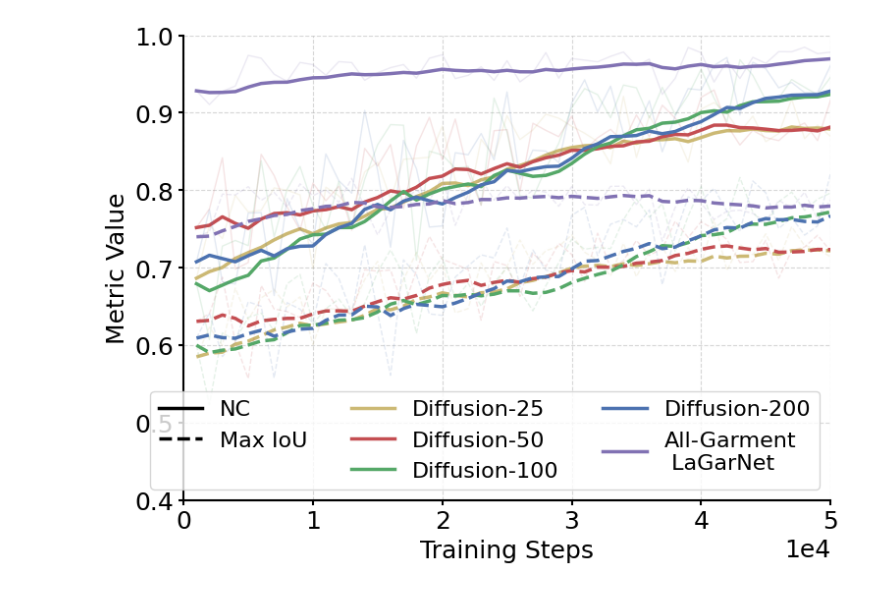
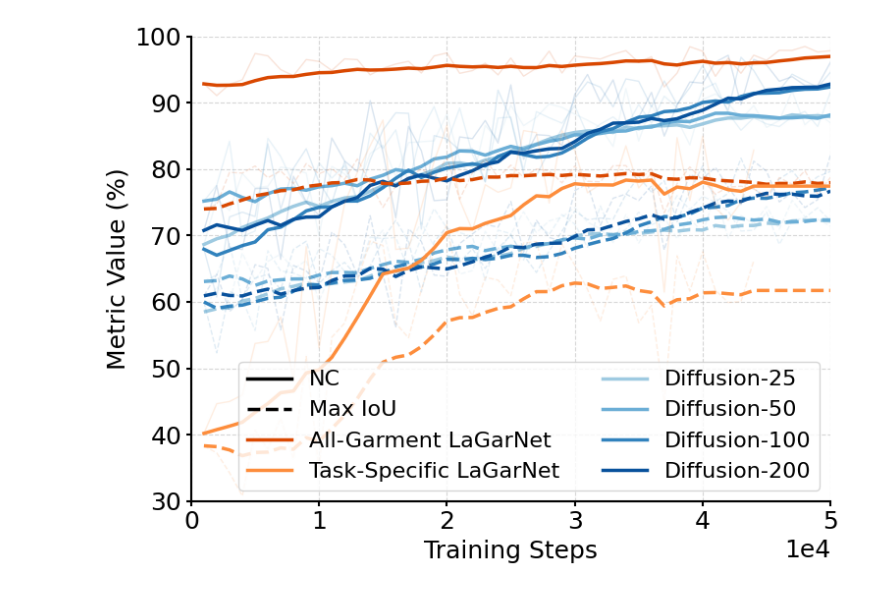
Before and after one commit to halid1020/bimanual_garment_folding, a Jupyter notebook: analysis/flattening_comparison_for_lagarnet_new.ipynb, the cells around one changed output. Cells and saved outputs as stored; diff of their text form; code cells hidden in the pictures.

```diff
--- a/analysis/flattening_comparison_for_lagarnet_new.ipynb
+++ b/analysis/flattening_comparison_for_lagarnet_new.ipynb
@@ -257,27 +241,25 @@ Generating Validation Progression Chart...
 # %%
-diffusion_iou_csv = "diffusion_val_max_IoU.csv"
-diffusion_nc_csv = "diffusion_val_normalised_coverage.csv"
-lagarnet_iou_csv = "lagarnet_val_max_IoU.csv"
-lagarnet_nc_csv = "lagarnet_val_normalised_coverage.csv"
-
 def plot_nc_vs_iou_progression(diffusion_iou_csv, diffusion_nc_csv, lagarnet_iou_csv, lagarnet_nc_csv, smooth_span=15):
     """
     Combines data from Diffusion and LaGarNet CSVs into one plot.
     Compares NC (Solid Line) vs Max IoU (Dashed Line) progressions.
+    Values are scaled by 100 to represent percentages (0-100).
     smooth_span controls the amount of smoothing (higher = smoother).
     """
     fig, ax = plt.subplots(figsize=(8, 6))
 
     diff_map = [
-
         ("diffusion_single_picker_single_primitive_multi_longsleeve_flattening_demo_25",  "Diffusion-25"),
         ("diffusion_single_picker_single_primitive_multi_longsleeve_flattening_demo_50",  "Diffusion-50"),
         ("diffusion_single_picker_single_primitive_multi_longsleeve_flattening_demo_100", "Diffusion-100"),
         ("diffusion_single_picker_single_primitive_multi_longsleeve_flattening_demo_200", "Diffusion-200"),
     ]
 
-    lag_prefix = "lagarnet_single_picker_single_primitive_multi_longsleeve_flattening_sanity_check"
-    lag_label = "All-Garment\n LaGarNet"
+    # --- UPDATED: Group LaGarNet experiments into a map ---
+    lag_map = [
+        ("lagarnet_single_picker_single_primitive_multi_longsleeve_flattening_sanity_check", "All-Garment LaGarNet"),
+        ("lagarnet_single_picker_single_primitive_multi_longsleeve_flattening_longsleeve_only", "Task-Specific LaGarNet")
+    ]
 
     # --- Helper to plot an experiment's metrics ---
     def plot_experiment(df_iou, df_nc, prefix, label):
@@ -288,17 +270,23 @@ def plot_nc_vs_iou_progression(diffusion_iou_csv, diffusion_nc_csv, lagarnet_iou
 
         # 1. Plot Normalised Coverage (NC) as SOLID lines
         if df_nc is not None and nc_col in df_nc.columns:
-            smoothed_nc = df_nc[nc_col].ewm(span=smooth_span, adjust=False).mean()
+            # Scale raw data by 100
+            scaled_nc = df_nc[nc_col] * 100
+            smoothed_nc = scaled_nc.ewm(span=smooth_span, adjust=False).mean()
+
             # Faint raw data background
-            ax.plot(df_nc['Step'], df_nc[nc_col], color=color, alpha=0.15, linestyle='-', linewidth=1)
+            ax.plot(df_nc['Step'], scaled_nc, color=color, alpha=0.15, linestyle='-', linewidth=1)
             # Solid Smoothed line
             ax.plot(df_nc['Step'], smoothed_nc, color=color, linestyle='-', linewidth=2.5)
 
         # 2. Plot Max IoU as DASHED lines
         if df_iou is not None and iou_col in df_iou.columns:
-            smoothed_iou = df_iou[iou_col].ewm(span=smooth_span, adjust=False).mean()
+            # Scale raw data by 100
+            scaled_iou = df_iou[iou_col] * 100
+            smoothed_iou = scaled_iou.ewm(span=smooth_span, adjust=False).mean()
+
             # Faint raw data background
-            ax.plot(df_iou['Step'], df_iou[iou_col], color=color, alpha=0.15, linestyle='--', linewidth=1)
+            ax.plot(df_iou['Step'], scaled_iou, color=color, alpha=0.15, linestyle='--', linewidth=1)
             # Dashed Smoothed line
             ax.plot(df_iou['Step'], smoothed_iou, color=color, linestyle='--', linewidth=2.5)
 
@@ -319,7 +307,9 @@ def plot_nc_vs_iou_progression(diffusion_iou_csv, diffusion_nc_csv, lagarnet_iou
         plot_experiment(df_diff_iou, df_diff_nc, prefix, label)
 
     # --- Plot LaGarNet Data ---
-    plot_experiment(df_lag_iou, df_lag_nc, lag_prefix, lag_label)
+    # UPDATED: Loop through the lag_map
+    for prefix, label in lag_map:
+        plot_experiment(df_lag_iou, df_lag_nc, prefix, label)
 
     # --- Custom Legend Configuration ---
     custom_lines = []
@@ -332,42 +322,50 @@ def plot_nc_vs_iou_progression(diffusion_iou_csv, diffusion_nc_csv, lagarnet_iou
     custom_lines.append(Line2D([0], [0], color='black', lw=2.5, linestyle='--'))
     custom_labels.append('Max IoU')
 
     # Add a blank spacer to align a 2-column legend nicely
-    custom_lines.append(Line2D([0], [0], color='none'))
-    custom_labels.append('')
+    # custom_lines.append(Line2D([0], [0], color='none'))
+    # custom_labels.append('')
+    # custom_lines.append(Line2D([0], [0], color='none'))
+    # custom_labels.append('')
 
     # 2. Colors (Experiments)
-    all_labels = [l for _, l in diff_map] + [lag_label]
+    # UPDATED: dynamically grab all labels from both diff_map and lag_map
+    all_labels = [l for _, l in lag_map] + [l for _, l in diff_map]
     for label in all_labels:
-        custom_lines.append(Line2D([0], [0], color=COLORS.get(label, 'gray'), lw=2.5, linestyle='-'))
-        custom_labels.append(label)
+        if label == ' ':
+            custom_lines.append(Line2D([0], [0], color='none'))
+            custom_labels.append('')
+        else:
+            custom_lines.append(Line2D([0], [0], color=COLORS.get(label, 'gray'), lw=2.5, linestyle='-'))
+            custom_labels.append(label)
 
     # --- Formatting ---
     ax.set_xlabel('Training Steps')
-    ax.set_ylabel('Metric Value')
-    ax.legend(custom_lines, custom_labels, loc='lower right', frameon=True, ncol=3)
+    ax.set_ylabel('Metric Value (%)') # Updated to show percentage
 
-    # Adjust y-limit as these metrics usually live between 0.4 and 1.0 (based on your snippet)
-    ax.set_ylim(0.4, 1)
+    # You might need to change ncol=3 to ncol=2 if the legend box gets too wide with 6 models
+    ax.legend(custom_lines, custom_labels, loc='lower right', frameon=True, ncol=2)
+
+    ax.set_ylim(30, 100)
     ax.set_xlim(0, 50000)
     ax.ticklabel_format(style='sci', axis='x', scilimits=(0,0))
 
     ax.grid(True, linestyle='--', alpha=0.5)
     ax.spines['top'].set_visible(False)
     ax.spines['right'].set_visible(False)
 
-    plt.tight_layout()
+    # Cleaned up duplicate layout calls
     plt.tight_layout()
     plt.savefig('progression_nc_vs_iou.png', dpi=300)
     plt.show()
 
-
+# Execution
 plot_nc_vs_iou_progression(
     diffusion_iou_csv=diffusion_iou_csv,
     diffusion_nc_csv=diffusion_nc_csv,
     lagarnet_iou_csv=lagarnet_iou_csv,
     lagarnet_nc_csv=lagarnet_nc_csv,
     smooth_span=15
 )
 # %% [output]
-[figure, old version]
+[figure, new version]
```
Also changed, not shown: parts of 2 cells of this notebook, 9 other files.
